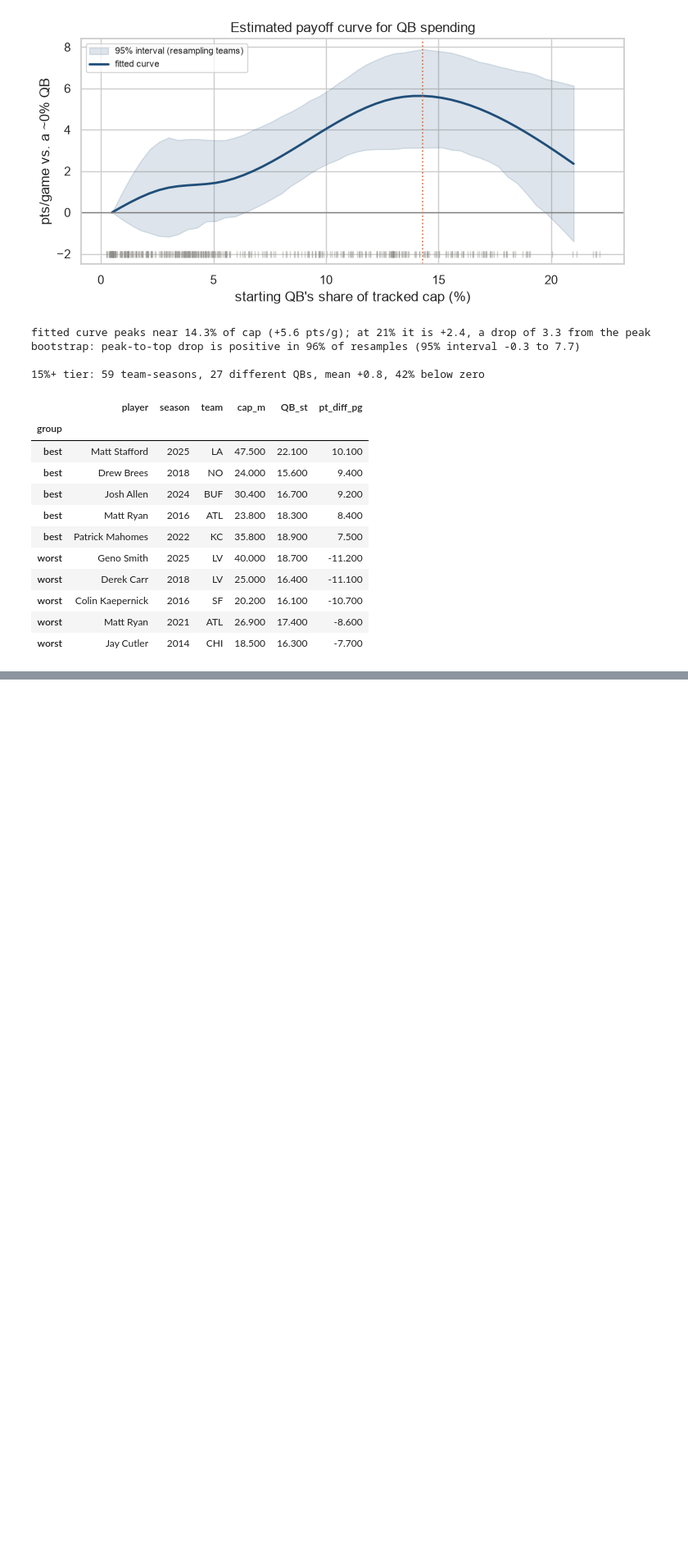
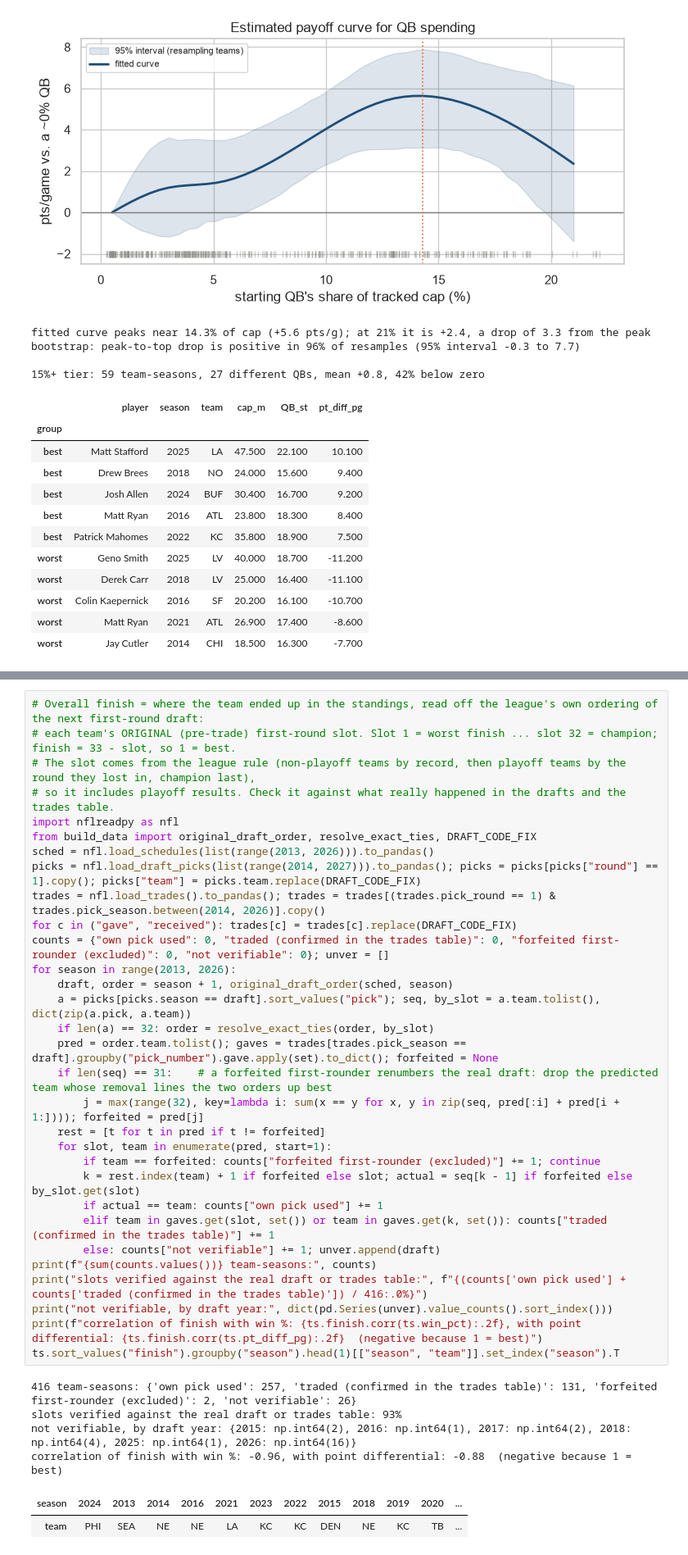
Before and after one commit to noahfighter883/nfl-position-value, a Jupyter notebook: analysis.ipynb, the cells around one changed output, grey strips where cells are left out. Shown at 82% size. Saved outputs shown, nothing was run; the diff lists cells and outputs as text; blank space fills up the shorter version.

```diff
--- a/analysis.ipynb
+++ b/analysis.ipynb
@@ -1223,0 +1251,38 @@ bootstrap: peak-to-top drop is positive in 96% of resamples (95% interval -0.3 t
+# %%
+# Overall finish = where the team ended up in the standings, read off the league's own ordering of the next first-round draft:
+# each team's ORIGINAL (pre-trade) first-round slot. Slot 1 = worst finish ... slot 32 = champion; finish = 33 - slot, so 1 = best.
+# The slot comes from the league rule (non-playoff teams by record, then playoff teams by the round they lost in, champion last),
+# so it includes playoff results. Check it against what really happened in the drafts and the trades table.
+import nflreadpy as nfl
+from build_data import original_draft_order, resolve_exact_ties, DRAFT_CODE_FIX
+sched = nfl.load_schedules(list(range(2013, 2026))).to_pandas()
+picks = nfl.load_draft_picks(list(range(2014, 2027))).to_pandas(); picks = picks[picks["round"] == 1].copy(); picks["team"] = picks.team.replace(DRAFT_CODE_FIX)
+trades = nfl.load_trades().to_pandas(); trades = trades[(trades.pick_round == 1) & trades.pick_season.between(2014, 2026)].copy()
+for c in ("gave", "received"): trades[c] = trades[c].replace(DRAFT_CODE_FIX)
+counts = {"own pick used": 0, "traded (confirmed in the trades table)": 0, "forfeited first-rounder (excluded)": 0, "not verifiable": 0}; unver = []
+for season in range(2013, 2026):
+    draft, order = season + 1, original_draft_order(sched, season)
+    a = picks[picks.season == draft].sort_values("pick"); seq, by_slot = a.team.tolist(), dict(zip(a.pick, a.team))
+    if len(a) == 32: order = resolve_exact_ties(order, by_slot)
+    pred = order.team.tolist(); gaves = trades[trades.pick_season == draft].groupby("pick_number").gave.apply(set).to_dict(); forfeited = None
+    if len(seq) == 31:    # a forfeited first-rounder renumbers the real draft: drop the predicted team whose removal lines the two orders up best
+        j = max(range(32), key=lambda i: sum(x == y for x, y in zip(seq, pred[:i] + pred[i + 1:]))); forfeited = pred[j]
+    rest = [t for t in pred if t != forfeited]
+    for slot, team in enumerate(pred, start=1):
+        if team == forfeited: counts["forfeited first-rounder (excluded)"] += 1; continue
+        k = rest.index(team) + 1 if forfeited else slot; actual = seq[k - 1] if forfeited else by_slot.get(slot)
+        if actual == team: counts["own pick used"] += 1
+        elif team in gaves.get(slot, set()) or team in gaves.get(k, set()): counts["traded (confirmed in the trades table)"] += 1
+        else: counts["not verifiable"] += 1; unver.append(draft)
+print(f"{sum(counts.values())} team-seasons:", counts)
+print("slots verified against the real draft or trades table:", f"{(counts['own pick used'] + counts['traded (confirmed in the trades table)']) / 416:.0%}")
+print("not verifiable, by draft year:", dict(pd.Series(unver).value_counts().sort_index()))
+print(f"correlation of finish with win %: {ts.finish.corr(ts.win_pct):.2f}, with point differential: {ts.finish.corr(ts.pt_diff_pg):.2f}  (negative because 1 = best)")
+ts.sort_values("finish").groupby("season").head(1)[["season", "team"]].set_index("season").T
+# %% [output]
+416 team-seasons: {'own pick used': 257, 'traded (confirmed in the trades table)': 131, 'forfeited first-rounder (excluded)': 2, 'not verifiable': 26}
+slots verified against the real draft or trades table: 93%
+not verifiable, by draft year: {2015: np.int64(2), 2016: np.int64(1), 2017: np.int64(2), 2018: np.int64(4), 2025: np.int64(1), 2026: np.int64(16)}
+correlation of finish with win %: -0.96, with point differential: -0.88  (negative because 1 = best)
+| season | 2024 | 2013 | 2014 | 2016 | 2021 | 2023 | 2022 | 2015 | 2018 | 2019 | 2020 | ... |
+| team | PHI | SEA | NE | NE | LA | KC | KC | DEN | NE | KC | TB | ... |
```
Also changed, not shown: parts of 3 cells of this notebook, 5 other files.
